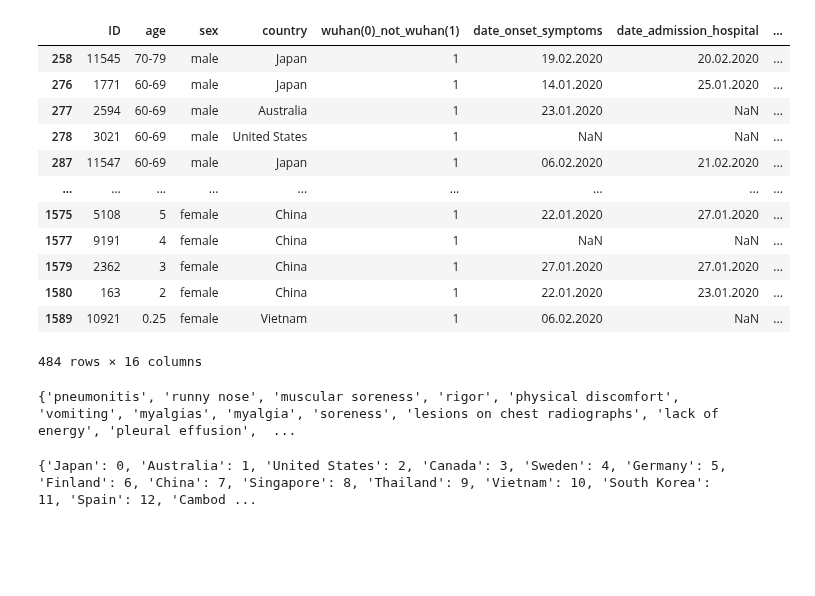
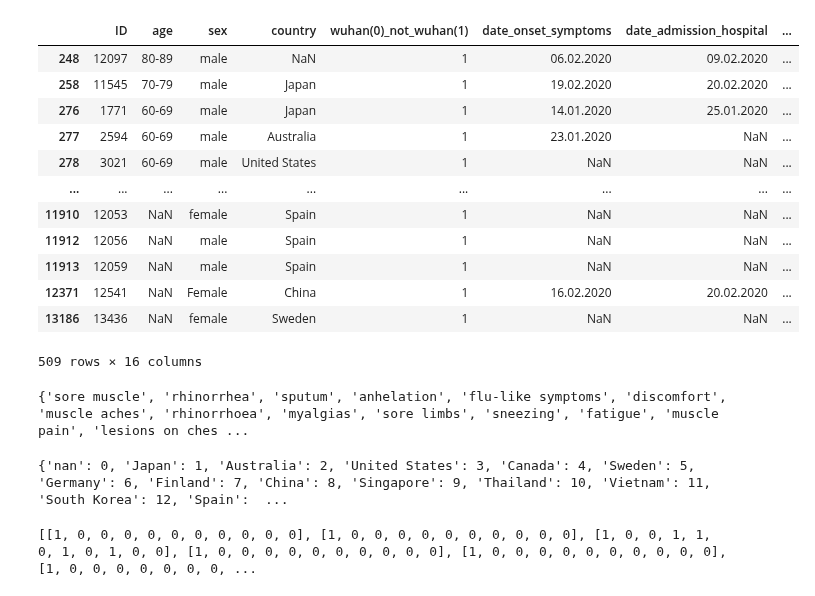
Before and after one commit to github-prathma/Spread_Of_Corona_Virus_Analysis, a Jupyter notebook: PredictionModel/PredictBasedOnConfirmedCase.ipynb, the cells around one changed output. Cells and saved outputs as stored; diff of their text form; code cells hidden in the pictures; blank space fills up the shorter version.

Commit message:
Only concerned on Sexuality and symptoms

```diff
--- a/PredictionModel/PredictBasedOnConfirmedCase.ipynb
+++ b/PredictionModel/PredictBasedOnConfirmedCase.ipynb
@@ -10,25 +12,26 @@ from keras.layers import Dense
 # %%
 df = pd.read_csv('COVID19_open_line_list.csv')
 # %%
-df = df[pd.notnull(df['age'])]
+#df = df[pd.notnull(df['age'])]
 df = df[pd.notnull(df['sex'])]
-df = df[pd.notnull(df['country'])]
+#df = df[pd.notnull(df['country'])]
+#df = df[pd.notnull(df['symptoms'])]
 df = df[pd.notnull(df['lives_in_Wuhan'])]
 df.drop(columns = ['city','province','latitude','longitude','geo_resolution','additional_information','source','sequence_available','outcome','notes_for_discussion','location','admin3','admin2','admin1','country_new','admin_id','data_moderator_initials'])
 # %% [output]
 |  | ID | age | sex | country | wuhan(0)_not_wuhan(1) | date_onset_symptoms | date_admission_hospital | ... |
+| 248 | 12097 | 80-89 | male | NaN | 1 | 06.02.2020 | 09.02.2020 | ... |
 | 258 | 11545 | 70-79 | male | Japan | 1 | 19.02.2020 | 20.02.2020 | ... |
 | 276 | 1771 | 60-69 | male | Japan | 1 | 14.01.2020 | 25.01.2020 | ... |
 | 277 | 2594 | 60-69 | male | Australia | 1 | 23.01.2020 | NaN | ... |
 | 278 | 3021 | 60-69 | male | United States | 1 | NaN | NaN | ... |
-| 287 | 11547 | 60-69 | male | Japan | 1 | 06.02.2020 | 21.02.2020 | ... |
 | ... | ... | ... | ... | ... | ... | ... | ... | ... |
-| 1575 | 5108 | 5 | female | China | 1 | 22.01.2020 | 27.01.2020 | ... |
-| 1577 | 9191 | 4 | female | China | 1 | NaN | NaN | ... |
-| 1579 | 2362 | 3 | female | China | 1 | 27.01.2020 | 27.01.2020 | ... |
-| 1580 | 163 | 2 | female | China | 1 | 22.01.2020 | 23.01.2020 | ... |
-| 1589 | 10921 | 0.25 | female | Vietnam | 1 | 06.02.2020 | NaN | ... |
+| 11910 | 12053 | NaN | female | Spain | 1 | NaN | NaN | ... |
+| 11912 | 12056 | NaN | male | Spain | 1 | NaN | NaN | ... |
+| 11913 | 12059 | NaN | male | Spain | 1 | NaN | NaN | ... |
+| 12371 | 12541 | NaN | Female | China | 1 | 16.02.2020 | 20.02.2020 | ... |
+| 13186 | 13436 | NaN | female | Sweden | 1 | NaN | NaN | ... |
-484 rows × 16 columns
+509 rows × 16 columns
 # %%
 test = df.iloc[:,13]
 symptom_set = set()
@@ -48,7 +51,7 @@ for row in list(test):
             continue
 print(symptom_set)
 # %% [output]
-{'pneumonitis', 'runny nose', 'muscular soreness', 'rigor', 'physical discomfort', 'vomiting', 'myalgias', 'myalgia', 'soreness', 'lesions on chest radiographs', 'lack of energy', 'pleural effusion',  ...
+{'sore muscle', 'rhinorrhea', 'sputum', 'anhelation', 'flu-like symptoms', 'discomfort', 'muscle aches', 'rhinorrhoea', 'myalgias', 'sore limbs', 'sneezing', 'fatigue', 'muscle pain', 'lesions on ches ...
 # %%
 test = df.iloc[:,5]
 country_dict = dict()
@@ -62,7 +65,7 @@ for row in list(test):
         count+= 1
 print(country_dict)
 # %% [output]
-{'Japan': 0, 'Australia': 1, 'United States': 2, 'Canada': 3, 'Sweden': 4, 'Germany': 5, 'Finland': 6, 'China': 7, 'Singapore': 8, 'Thailand': 9, 'Vietnam': 10, 'South Korea': 11, 'Spain': 12, 'Cambod ...
+{'nan': 0, 'Japan': 1, 'Australia': 2, 'United States': 3, 'Canada': 4, 'Sweden': 5, 'Germany': 6, 'Finland': 7, 'China': 8, 'Singapore': 9, 'Thailand': 10, 'Vietnam': 11, 'South Korea': 12, 'Spain':  ...
 # %%
 cleanedData = []
 count = 0
@@ -152,5 +157,9 @@ for index,row in df.iterrows():
 
 #print(count,Count)
 #print(cleanedData)
+# %%
+print(cleanedData)
+# %% [output]
+[[1, 0, 0, 0, 0, 0, 0, 0, 0, 0, 0], [1, 0, 0, 0, 0, 0, 0, 0, 0, 0, 0], [1, 0, 0, 1, 1, 0, 1, 0, 1, 0, 0], [1, 0, 0, 0, 0, 0, 0, 0, 0, 0, 0], [1, 0, 0, 0, 0, 0, 0, 0, 0, 0, 0], [1, 0, 0, 0, 0, 0, 0, 0, ...
 # %%
 import csv
```
Also changed, not shown: parts of 7 cells of this notebook, 2 other files.
